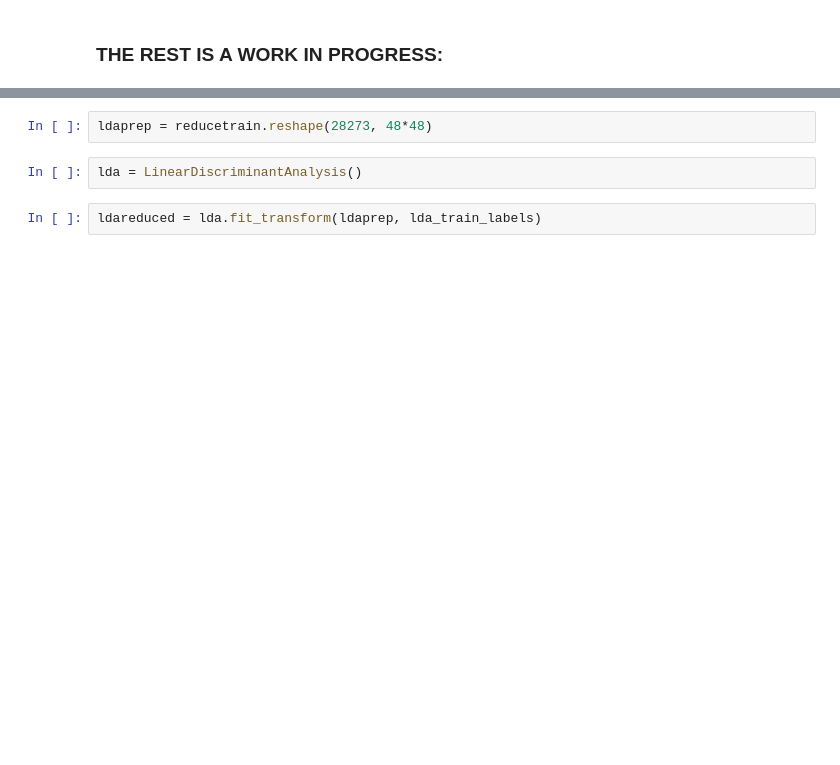
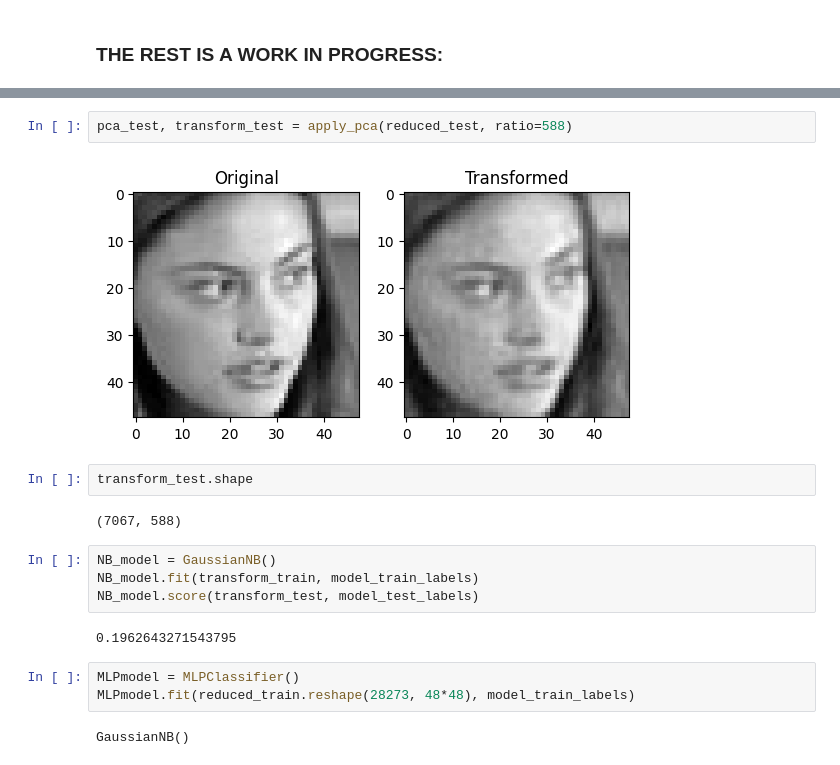
Before and after one commit to apatiras/cmse_831_final, a Jupyter notebook: facial_emotion_classification.ipynb, the cells around one changed output, grey strips where cells are left out. Cells and saved outputs as stored; diff of their text form; blank space fills up the shorter version.

```diff
--- a/facial_emotion_classification.ipynb
+++ b/facial_emotion_classification.ipynb
@@ -305,6 +312,19 @@ array([[1.        , 1.        , 0.99607843, ..., 0.53725493, 0.59607846,
+# %%
+pca_test, transform_test = apply_pca(reduced_test, ratio=588)
+# %% [output]
+[figure, added]
+# %%
+transform_test.shape
+# %% [output]
+(7067, 588)
+# %%
+NB_model = GaussianNB()
+NB_model.fit(transform_train, model_train_labels)
+NB_model.score(transform_test, model_test_labels)
+# %% [output]
+0.1962643271543795
 # %%
-ldaprep = reducetrain.reshape(28273, 48*48)
+MLPmodel = MLPClassifier()
+MLPmodel.fit(reduced_train.reshape(28273, 48*48), model_train_labels)
+# %% [output]
+GaussianNB()
-# %%
-lda = LinearDiscriminantAnalysis()
-# %%
-ldareduced = lda.fit_transform(ldaprep, lda_train_labels)
```
Also changed, not shown: parts of 17 cells of this notebook.
